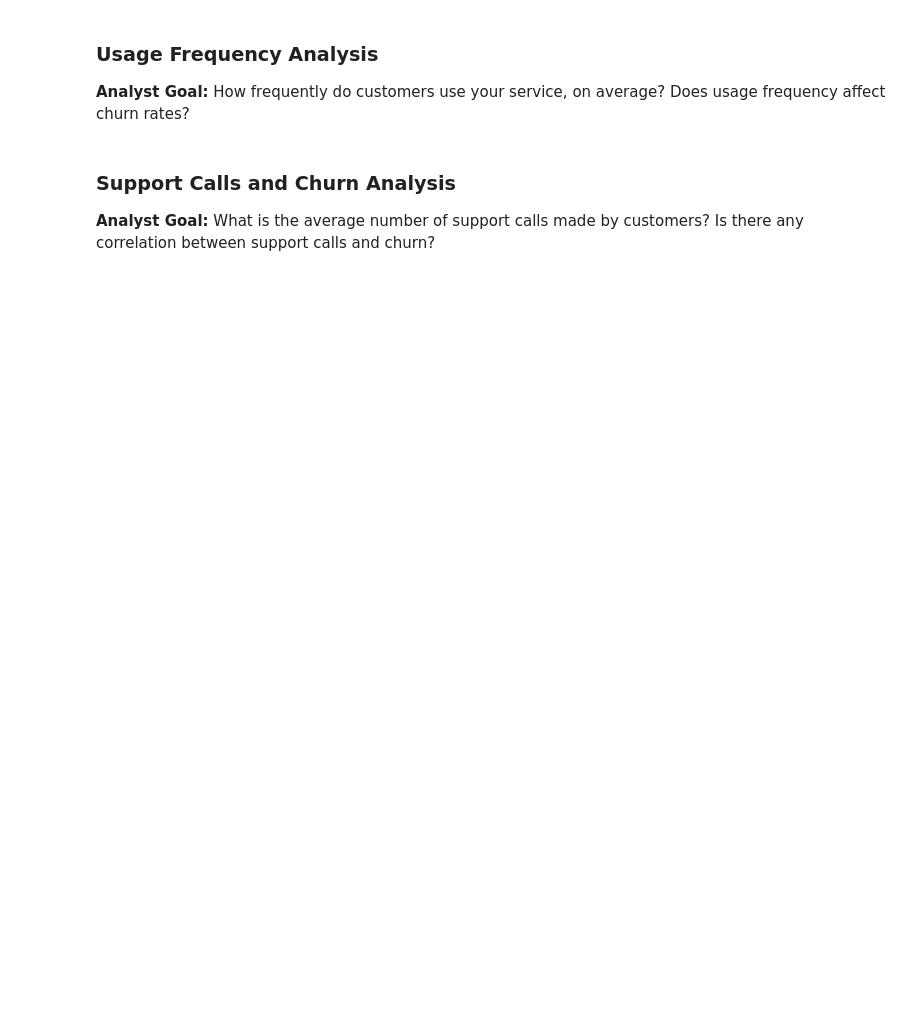
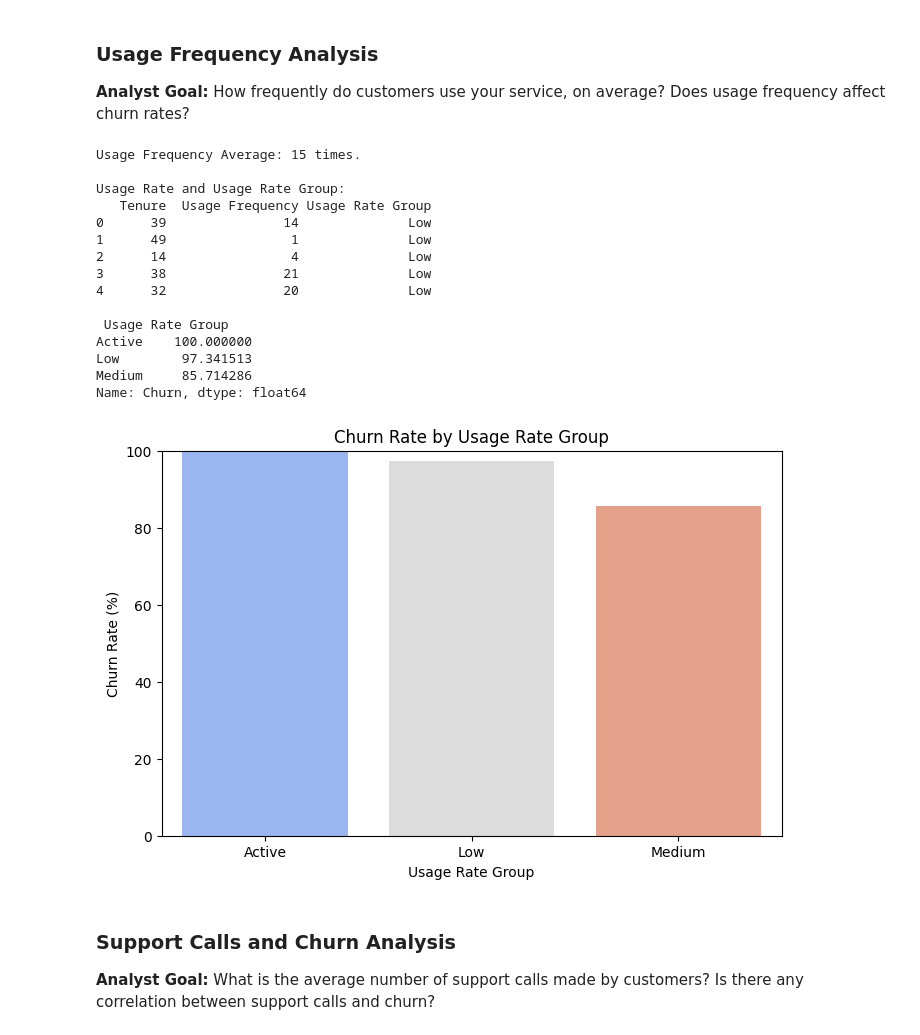
Before and after one commit to PunleuTY/Customer_Churn_Analysis, a Jupyter notebook: features_analysis/main.ipynb, the cells around one changed output. Saved outputs shown, nothing was run; the diff lists cells and outputs as text; code cells hidden in the pictures; blank space fills up the shorter version.

```diff
--- a/features_analysis/main.ipynb
+++ b/features_analysis/main.ipynb
@@ -37,6 +122,26 @@ import numpy as np
 # %% [markdown]
 ### Usage Frequency Analysis
 **Analyst Goal:** How frequently do customers use your service, on average? Does usage frequency affect churn rates?
+# %%
+usage_analysis_obj = UsageFrequencyAnalysis(data_path_500)
+usage_analysis_obj.perform_analysis()
+# %% [output]
+Usage Frequency Average: 15 times.
+
+Usage Rate and Usage Rate Group:
+   Tenure  Usage Frequency Usage Rate Group
+0      39               14              Low
+1      49                1              Low
+2      14                4              Low
+3      38               21              Low
+4      32               20              Low
+
+ Usage Rate Group
+Active    100.000000
+Low        97.341513
+Medium     85.714286
+Name: Churn, dtype: float64
+[figure, added]
 # %% [markdown]
 ### Support Calls and Churn Analysis
 **Analyst Goal:** What is the average number of support calls made by customers? Is there any correlation between support calls and churn?
```
Also changed, not shown: parts of 17 cells of this notebook, 8 other files.
